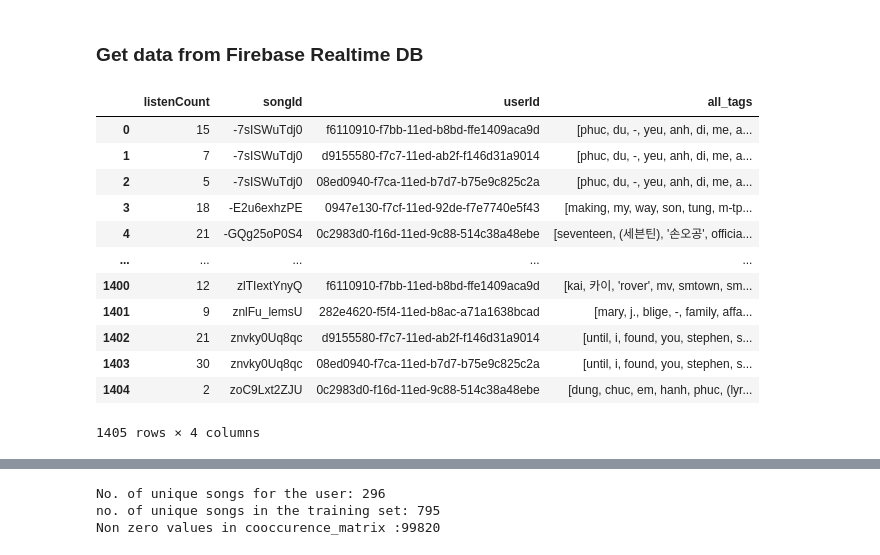
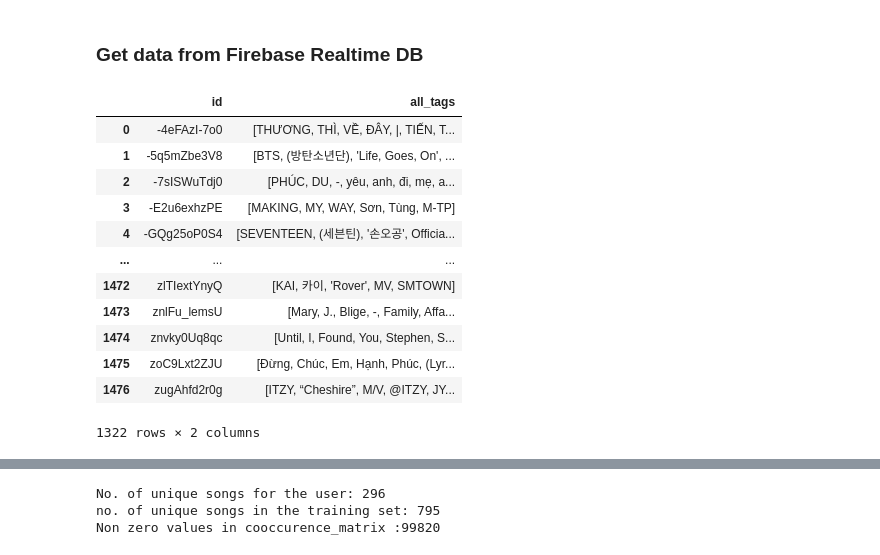
Before and after one commit to IncognitoTabs/GraduationProject, a Jupyter notebook: RecommendationSystem/test.ipynb, the cells around one changed output, grey strips where cells are left out. Drawn from its saved outputs; the diff is of its cells as text; code cells hidden in the pictures.

```diff
--- a/RecommendationSystem/test.ipynb
+++ b/RecommendationSystem/test.ipynb
@@ -24,55 +21,28 @@ for key in stat:
 # %%
-songs_df = pd.DataFrame(songs).rename(columns={'id' : 'songId'}).dropna()
-stats_df = pd.DataFrame(stats)
-song_stat_df = pd.merge(stats_df, songs_df.drop_duplicates(['songId']), on='songId', how='left')
-song_stat_df.drop(columns=['320kbps','album_id' ,'duration','has_lyrics' , 'image','perma_url', 'url', 'release_date', 'genre'],inplace=True)
+songs_df = pd.DataFrame(songs).dropna().drop_duplicates(['id'])
+
+song_stat_df = songs_df.copy()
+song_stat_df.drop(columns=['320kbps','album_id' ,'duration','has_lyrics' , 'image','perma_url', 'url', 'release_date', 'genre' ,'album','language' , 'subtitle','year'],inplace=True) #drop all of unnecessary columns
 # to convert string into list of strings
 def spliting(text):
   text=str(text).split()
   return text
-
 song_stat_df['title'] = song_stat_df['title'].apply(spliting)
 song_stat_df['artist'] = song_stat_df['artist'].apply(spliting)
-song_stat_df['album'] = song_stat_df['album'].apply(spliting)
-song_stat_df['subtitle'] = song_stat_df['subtitle'].apply(spliting)
-song_stat_df['year'] = song_stat_df['year'].apply(spliting)
-song_stat_df['all_tags'] = song_stat_df['title'] + song_stat_df['artist'] + song_stat_df['album'] + song_stat_df['subtitle']+ song_stat_df['year']
-song_stat_df.drop(columns=['title','artist' ,'album','language' , 'subtitle','year'],inplace=True)
-s1 = u'ÀÁÂÃÈÉÊÌÍÒÓÔÕÙÚÝàáâãèéêìíòóôõùúýĂăĐđĨĩŨũƠơƯưẠạẢảẤấẦầẨẩẪẫẬậẮắẰằẲẳẴẵẶặẸẹẺẻẼẽẾếỀềỂểỄễỆệỈỉỊịỌọỎỏỐốỒồỔổỖỗỘộỚớỜờỞởỠỡỢợỤụỦủỨứỪừỬửỮữỰựỲỳỴỵỶỷỸỹ'
-s0 = u'AAAAEEEIIOOOOUUYaaaaeeeiioooouuyAaDdIiUuOoUuAaAaAaAaAaAaAaAaAaAaAaAaEeEeEeEeEeEeEeEeIiIiOoOoOoOoOoOoOoOoOoOoOoOoUuUuUuUuUuUuUuYyYyYyYy'
-def remove_accents(input_str):
-  list_i = []
-  for i in input_str:
-    s = ''
-    for c in i:
-      if c in s1:
-        s += s0[s1.index(c)]
-      else:
-        s += c
-    list_i.append(s)
-
-  return list_i
-
-song_stat_df['all_tags']=song_stat_df['all_tags'].apply(remove_accents)
-def convert_lower(text):
-  l=[]
-  for item in text:
-    l.append(item.lower())
-  return l
-
-song_stat_df['all_tags']=song_stat_df['all_tags'].apply(convert_lower)
+song_stat_df['all_tags'] = song_stat_df['title'] + song_stat_df['artist']
+song_stat_df.drop(columns=['title','artist'],inplace=True)
 song_stat_df
 # %% [output]
-|  | listenCount | songId | userId | all_tags |
-| 0 | 15 | -7sISWuTdj0 | f6110910-f7bb-11ed-b8bd-ffe1409aca9d | [phuc, du, -, yeu, anh, di, me, a... |
-| 1 | 7 | -7sISWuTdj0 | d9155580-f7c7-11ed-ab2f-f146d31a9014 | [phuc, du, -, yeu, anh, di, me, a... |
-| 2 | 5 | -7sISWuTdj0 | 08ed0940-f7ca-11ed-b7d7-b75e9c825c2a | [phuc, du, -, yeu, anh, di, me, a... |
-| 3 | 18 | -E2u6exhzPE | 0947e130-f7cf-11ed-92de-f7e7740e5f43 | [making, my, way, son, tung, m-tp... |
-| 4 | 21 | -GQg25oP0S4 | 0c2983d0-f16d-11ed-9c88-514c38a48ebe | [seventeen, (세븐틴), '손오공', officia... |
-| ... | ... | ... | ... | ... |
-| 1400 | 12 | zlTIextYnyQ | f6110910-f7bb-11ed-b8bd-ffe1409aca9d | [kai, 카이, 'rover', mv, smtown, sm... |
-| 1401 | 9 | znlFu_lemsU | 282e4620-f5f4-11ed-b8ac-a71a1638bcad | [mary, j., blige, -, family, affa... |
-| 1402 | 21 | znvky0Uq8qc | d9155580-f7c7-11ed-ab2f-f146d31a9014 | [until, i, found, you, stephen, s... |
-| 1403 | 30 | znvky0Uq8qc | 08ed0940-f7ca-11ed-b7d7-b75e9c825c2a | [until, i, found, you, stephen, s... |
-| 1404 | 2 | zoC9Lxt2ZJU | 0c2983d0-f16d-11ed-9c88-514c38a48ebe | [dung, chuc, em, hanh, phuc, (lyr... |
+|  | id | all_tags |
+| 0 | -4eFAzI-7o0 | [THƯƠNG, THÌ, VỀ, ĐÂY, |, TIẾN, T... |
+| 1 | -5q5mZbe3V8 | [BTS, (방탄소년단), 'Life, Goes, On', ... |
+| 2 | -7sISWuTdj0 | [PHÚC, DU, -, yêu, anh, đi, mẹ, a... |
+| 3 | -E2u6exhzPE | [MAKING, MY, WAY, Sơn, Tùng, M-TP] |
+| 4 | -GQg25oP0S4 | [SEVENTEEN, (세븐틴), '손오공', Officia... |
+| ... | ... | ... |
+| 1472 | zlTIextYnyQ | [KAI, 카이, 'Rover', MV, SMTOWN] |
+| 1473 | znlFu_lemsU | [Mary, J., Blige, -, Family, Affa... |
+| 1474 | znvky0Uq8qc | [Until, I, Found, You, Stephen, S... |
+| 1475 | zoC9Lxt2ZJU | [Đừng, Chúc, Em, Hạnh, Phúc, (Lyr... |
+| 1476 | zugAhfd2r0g | [ITZY, “Cheshire”, M/V, @ITZY, JY... |
-1405 rows × 4 columns
+1322 rows × 2 columns
```
Also changed, not shown: parts of 7 cells of this notebook, 11 other files.
